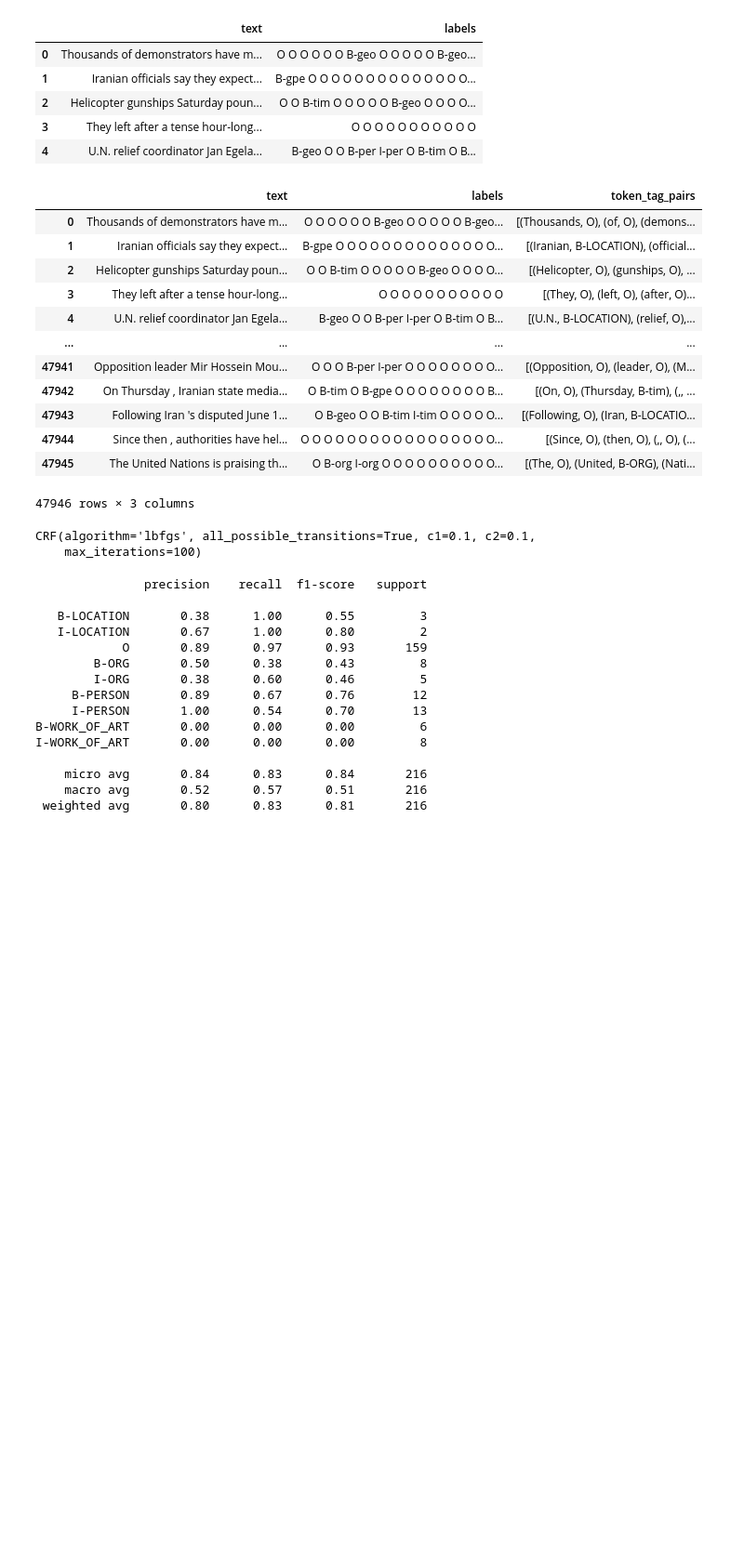
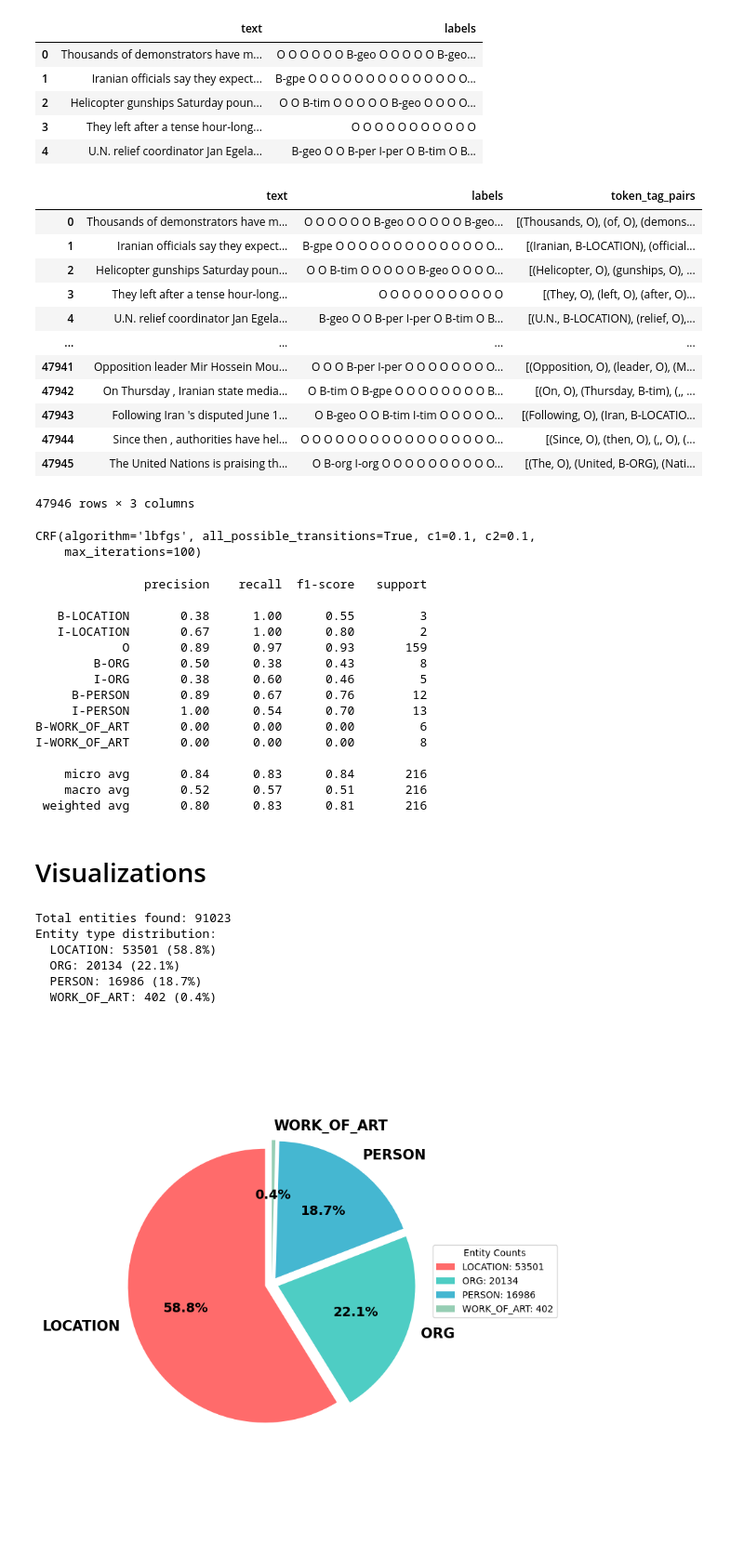
Before and after one commit to cedriclyh/tm_g18, a Jupyter notebook: NERC_analysis.ipynb, the cells around one changed output. Shown at 93% size. Saved outputs shown, nothing was run; the diff lists cells and outputs as text; code cells hidden in the pictures; blank space fills up the shorter version.

Commit message:
added visualisations

```diff
--- a/NERC_analysis.ipynb
+++ b/NERC_analysis.ipynb
@@ -190,3 +194,81 @@ I-WORK_OF_ART       0.00      0.00      0.00         8
     micro avg       0.84      0.83      0.84       216
     macro avg       0.52      0.57      0.51       216
  weighted avg       0.80      0.83      0.81       216
+# %% [markdown]
+# Visualizations
+# %%
+# visualization training data
+# Initialize counter for entity types
+entity_counts = Counter()
+
+# Process each row
+for _, row in df.iterrows():
+    labels = row['labels'].split()
+
+    # Map labels and count entities
+    for label in labels:
+        if label in tag_mapping:
+            mapped_label = tag_mapping[label]
+
+            # Only count B- tags to avoid double counting (B- indicates beginning of entity)
+            if mapped_label.startswith('B-'):
+                entity_type = mapped_label[2:]  # Remove 'B-' prefix
+                if entity_type in ['LOCATION', 'WORK_OF_ART', 'ORG', 'PERSON']:
+                    entity_counts[entity_type] += 1
+
+# Prepare data for pie chart
+entity_types = list(entity_counts.keys())
+counts = list(entity_counts.values())
+
+# Create the pie chart
+plt.figure(figsize=(8, 8))
+
+# Custom colors for each entity type
+colors = ['#FF6B6B', '#4ECDC4', '#45B7D1', '#96CEB4']
+
+# Create pie chart with custom styling
+wedges, texts, autotexts = plt.pie(counts,
+                                  labels=entity_types,
+                                  autopct='%1.1f%%',
+                                  colors=colors,
+                                  startangle=90,
+                                  explode=(0.05, 0.05, 0.05, 0.05),  # Slightly separate each slice
+                                  textprops={'fontsize': 16, 'fontweight': 'bold'})
+
+# # Customize the appearance
+# plt.title('Distribution of Named Entity Types\nin NER Training Data',
+#           fontsize=18, fontweight='bold', pad=10)
+
+# Add count labels
+for i, (entity_type, count) in enumerate(zip(entity_types, counts)):
+    plt.text(0, 0, '', ha='center', va='center')
+
+# Create a legend with counts
+legend_labels = [f'{entity}: {count}' for entity, count in zip(entity_types, counts)]
+plt.legend(wedges, legend_labels, title="Entity Counts", loc="center left", bbox_to_anchor=(1, 0, 0.5, 1))
+
+# Make the plot look better
+plt.setp(autotexts, size=14, weight="bold", color="black")
+plt.setp(texts, size=15, weight="bold")
+
+# Ensure the pie chart is circular
+plt.axis('equal')
+
+# Add some statistics
+total_entities = sum(counts)
+print(f"Total entities found: {total_entities}")
+print(f"Entity type distribution:")
+for entity_type, count in zip(entity_types, counts):
+    percentage = (count / total_entities) * 100
+    print(f"  {entity_type}: {count} ({percentage:.1f}%)")
+
+plt.tight_layout()
+plt.show()
+# %% [output]
+Total entities found: 91023
+Entity type distribution:
+  LOCATION: 53501 (58.8%)
+  ORG: 20134 (22.1%)
+  PERSON: 16986 (18.7%)
+  WORK_OF_ART: 402 (0.4%)
+[figure, added]
```
Also changed, not shown: parts of 6 cells of this notebook.
